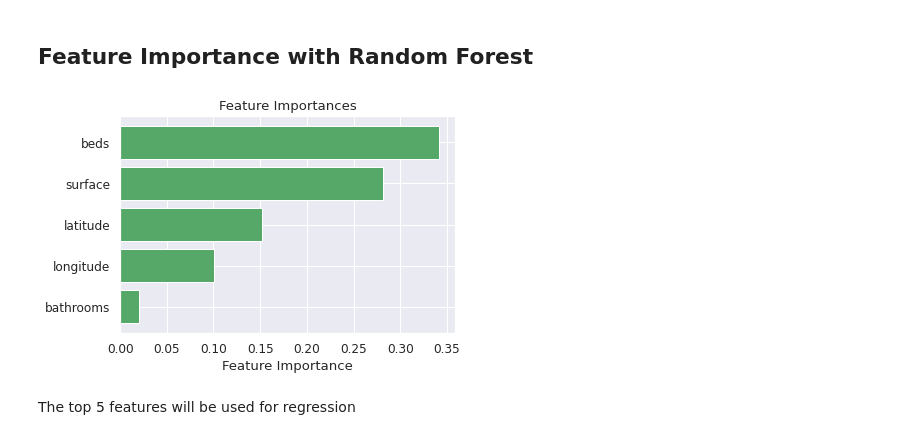
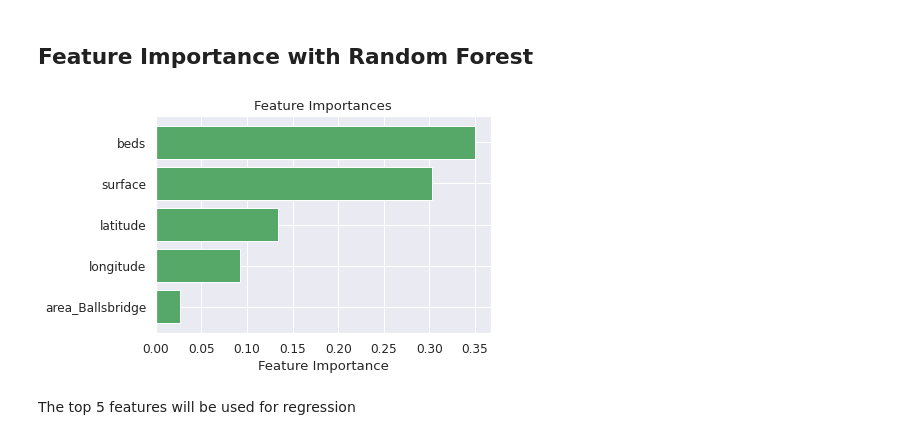
Before and after one commit to carlos20160984/ET5003_SEM1_2021-2, a Jupyter notebook: ET5003_Etivity2_Draft_Carlos_Santiago.ipynb, the cells around one changed output. Saved outputs shown, nothing was run; the diff lists cells and outputs as text; code cells hidden in the pictures.

```diff
--- a/ET5003_Etivity2_Draft_Carlos_Santiago.ipynb
+++ b/ET5003_Etivity2_Draft_Carlos_Santiago.ipynb
@@ -442,19 +452,19 @@ Shape of testing set (566,)
 # %%
 #Determine the most relevant features
 
-model = RandomForestRegressor(random_state=10, max_depth=10)
+model = RandomForestRegressor(random_state=8, max_depth=8)
 model.fit(X_train, y_train)
 
 features = train.drop('price', axis=1).columns
 importances = model.feature_importances_
 indices = np.argsort(importances)[-5:]  # top 5 features
 plt.title('Feature Importances')
 plt.barh(range(len(indices)), importances[indices], color='g', align='center')
 plt.yticks(range(len(indices)), [features[i] for i in indices])
 plt.xlabel('Feature Importance')
 plt.show()
 # %% [output]
-[figure, old version]
+[figure, new version]
 # %% [markdown]
 The top 5 features will be used for regression
 # %% [markdown]
```
Also changed, not shown: parts of 10 cells of this notebook.
